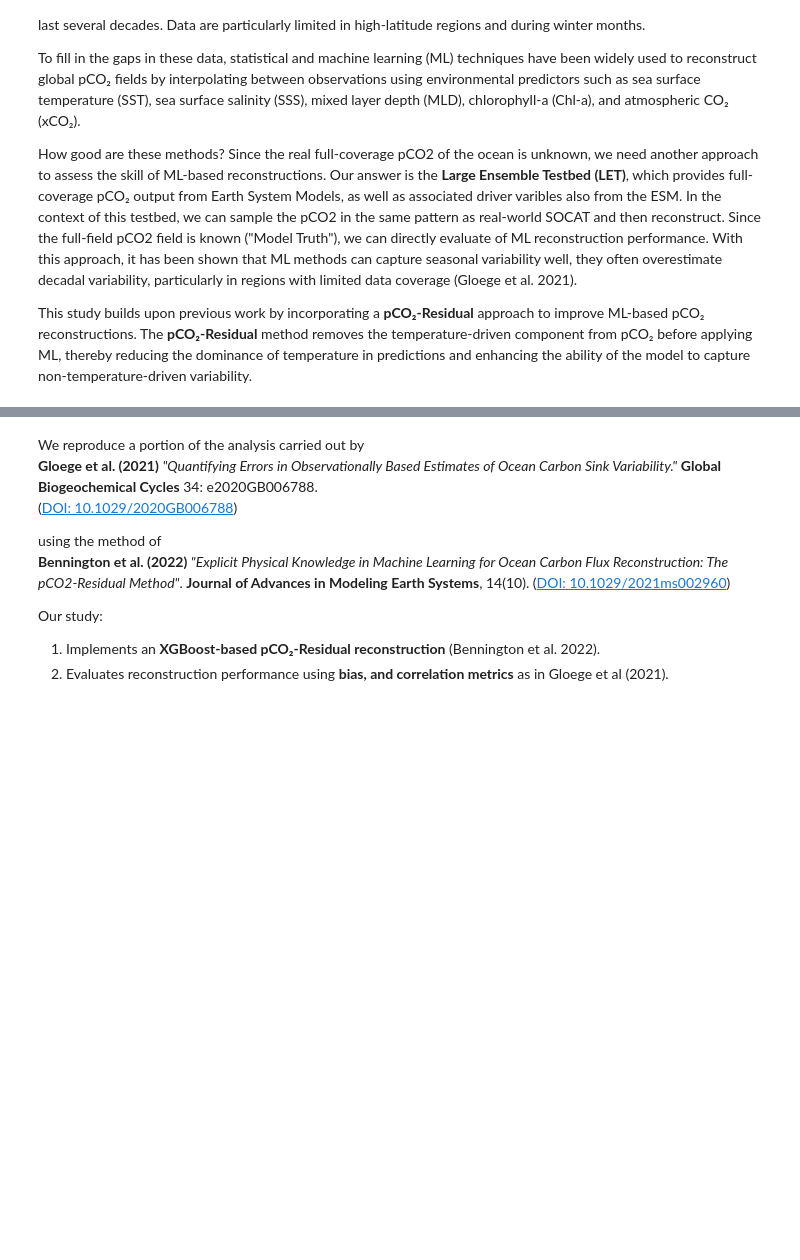
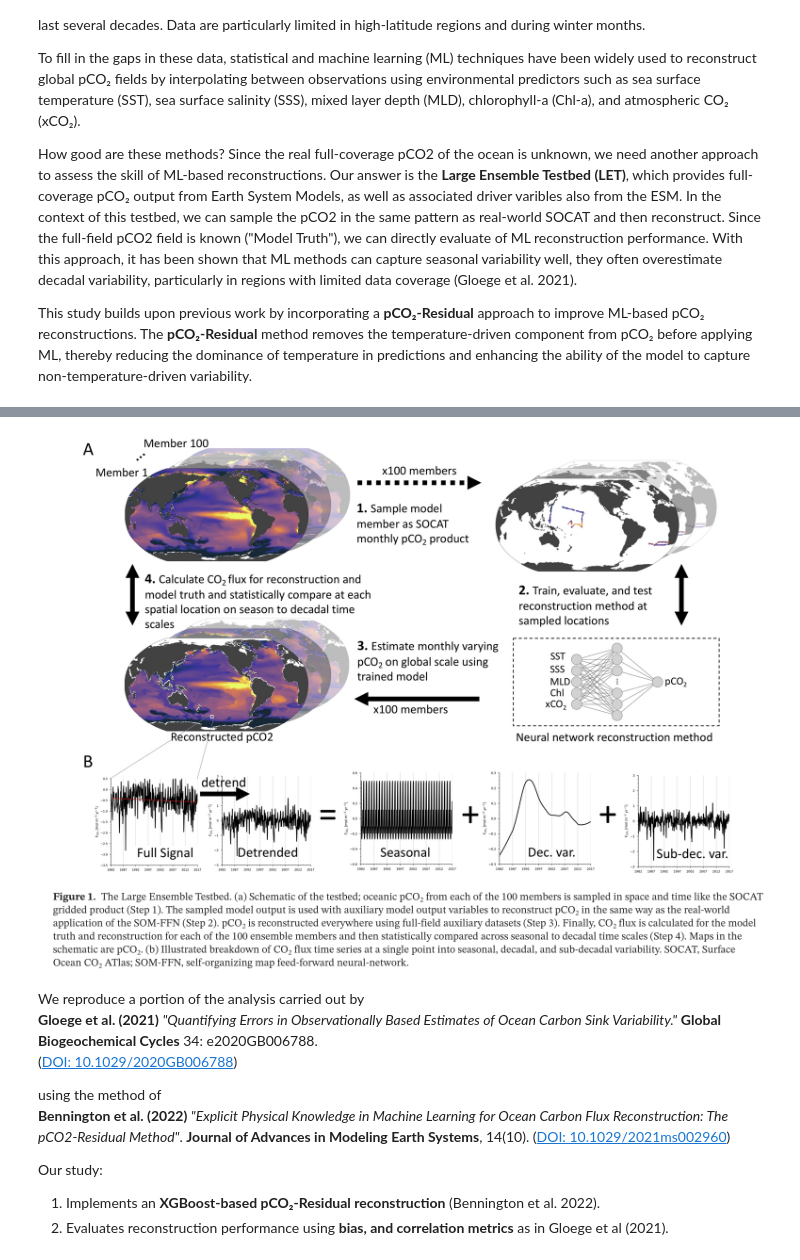
Before and after one commit to leap-stc/LEAPCourse-Climate-Pred-Challenges, a Jupyter notebook: Project-StarterCodes/Project3-ReconstructPCO2/notebooks/Project3_Starter.ipynb, the cells around one changed output, grey strips where cells are left out. Drawn from its saved outputs; the diff is of its cells as text; code cells hidden in the pictures; blank space fills up the shorter version.

Commit message:
add figure 1

```diff
--- a/Project-StarterCodes/Project3-ReconstructPCO2/notebooks/Project3_Starter.ipynb
+++ b/Project-StarterCodes/Project3-ReconstructPCO2/notebooks/Project3_Starter.ipynb
@@ -15,3 +21,8 @@ This study builds upon previous work by incorporating a **pCO₂-Residual** appr
+# %%
+from IPython.display import Image
+Image(filename="../images/figure1.png", width=1000)
+# %% [output]
+[figure, added]
 # %% [markdown]
 
 We reproduce a portion of the analysis carried out by
```
Also changed, not shown: parts of 2 cells of this notebook, 1 other file.
